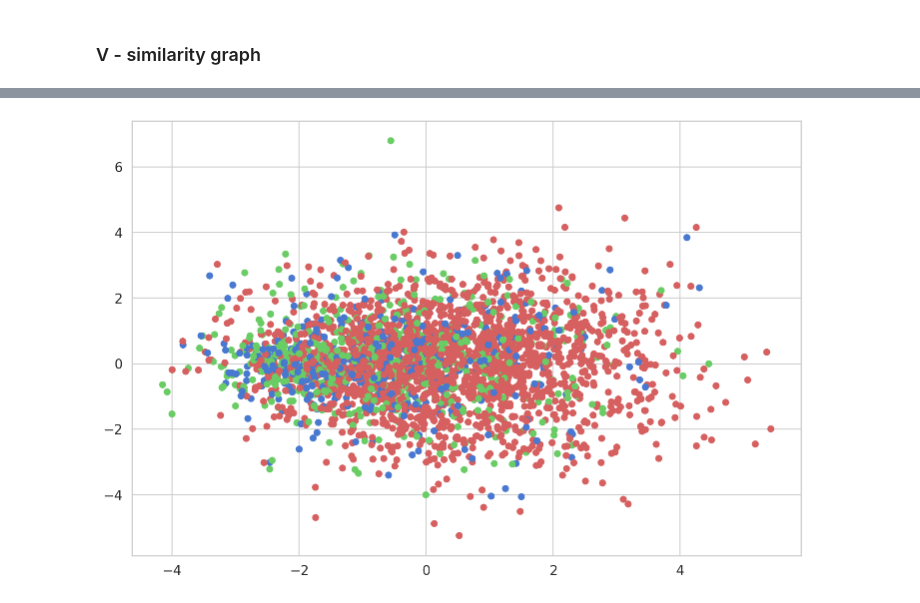
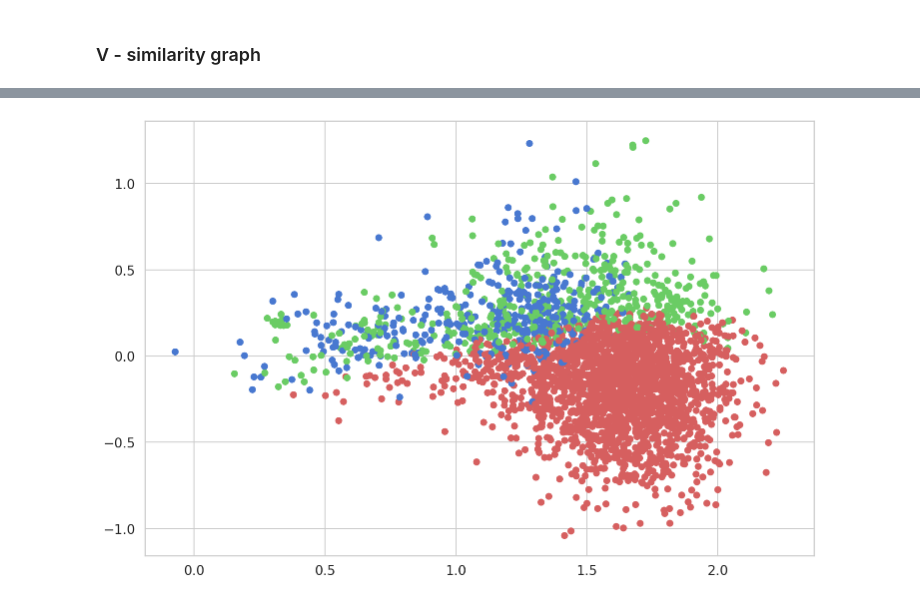
Before and after one commit to IhabBendidi/sentiment_embeddings, a Jupyter notebook: sentiment_embeddings.ipynb, the cells around one changed output, grey strips where cells are left out. Saved outputs shown, nothing was run; the diff lists cells and outputs as text; code cells hidden in the pictures.

```diff
--- a/sentiment_embeddings.ipynb
+++ b/sentiment_embeddings.ipynb
@@ -1200,5 +1186,5 @@ cores = multiprocessing.cpu_count()
 # %%
-model_dbow = Doc2Vec(dm=1, vector_size=3, negative=5, hs=0, min_count=2, sample = 0, workers=cores, alpha=0.025, min_alpha=0.001)
+model_dbow = Doc2Vec(dm=0, vector_size=3, negative=6,window=10, hs=0, min_count=8, sample = 0, workers=cores, alpha=0.025, min_alpha=0.001)
 # %%
 model_dbow.build_vocab([x for x in tqdm(train_documents)])
 # %%
@@ -1338,6 +1276,0 @@ len(y_test)
-# %%
-df_pca_test = pd.DataFrame(pca_x_test)
-# %%
-df_pca_test = pd.DataFrame(X_test)
-# %%
-df_pca_test['y_test'] = pd.DataFrame(y_test)
@@ -1383,13 +1292,11 @@ ax.scatter(df_pca_test[0].to_list(), df_pca_test[1].to_list(),df_pca_test[2].to_
 # %%
-
-
 colormap = np.array(['r', 'g', 'b'])
 # Red -> negative
 # Green -> neutral
 # Blue -> positive
-plt.scatter(df_pca_test[0], df_pca_test[1], c=colormap[df_pca_test['y_test']])
+plt.scatter(df_pca_test[1], df_pca_test[2], c=colormap[df_pca_test['y_pred']])
 
 #plt.savefig('ScatterClassPlot.png')
 plt.show()
 # %% [output]
-[figure, old version]
+[figure, new version]
```
Also changed, not shown: parts of 20 cells of this notebook.
